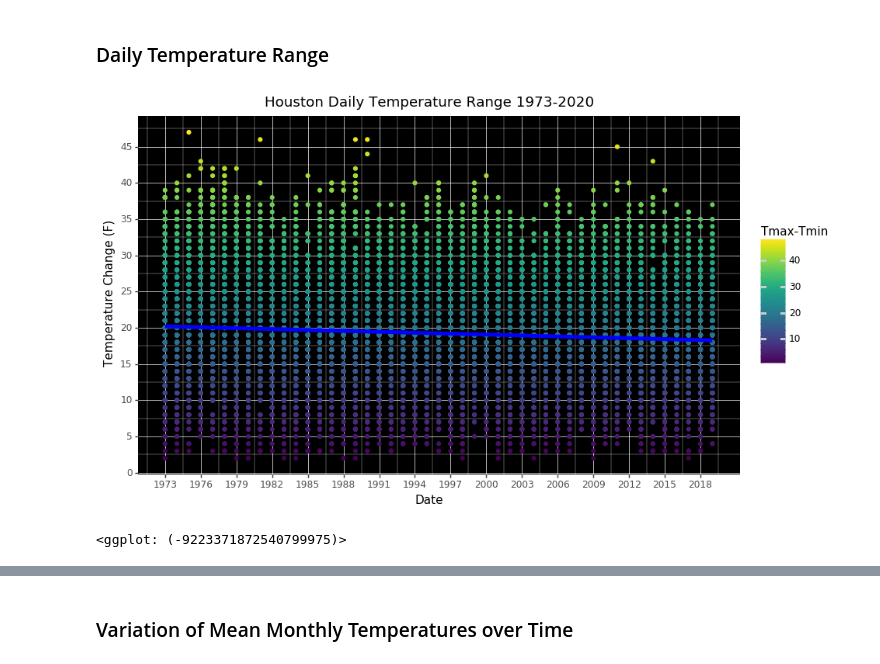
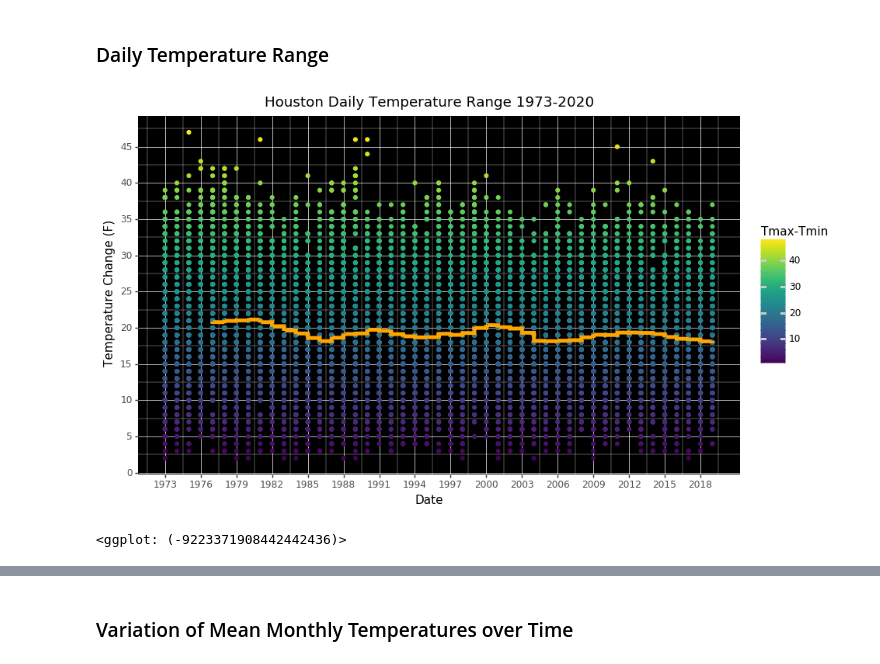
Before and after one commit to PhilipAbraham1030/Houston_Climate, a Jupyter notebook: Shifts_in_the_Houston_Temperatures-Exploratory_Data_Analysis.ipynb, the cells around one changed output, grey strips where cells are left out. Cells and saved outputs as stored; diff of their text form; code cells hidden in the pictures.

Commit message:
Updates to write-up and added rolling means plot to daily max and min temperatures

```diff
--- a/Shifts_in_the_Houston_Temperatures-Exploratory_Data_Analysis.ipynb
+++ b/Shifts_in_the_Houston_Temperatures-Exploratory_Data_Analysis.ipynb
@@ -173,16 +195,16 @@ houDT.columns = ['Tmax-Tmin']
 # %%
 (ggplot(houDT)
  + aes(x='houDT.index.year', y='Tmax-Tmin', color='Tmax-Tmin')
  + geom_point()
  + labs(title='Houston Daily Temperature Range 1973-2020', x='Date', y='Temperature Change (F)')
- + geom_smooth(size=2,color="blue")
+ + geom_smooth(size=2,color="Orange",method = "mavg", se=False)
  + scale_x_continuous(breaks=range(1970, 2020, 3))
  + scale_y_continuous(breaks=range(0, 50, 5))
  + theme(panel_grid_major = element_line(size = 0.5, linetype = 'solid', colour = "white"),
          panel_grid_minor = element_line(size = 0.25, linetype = 'solid',colour = "white"),
          panel_background = element_rect(fill = 'black'),
          figure_size=(10, 6)
 ))
 # %% [output]
-[figure, old version]
+[figure, new version]
-<ggplot: (-9223371872540799975)>
+<ggplot: (-9223371908442442436)>
```
Also changed, not shown: parts of 13 cells of this notebook.
